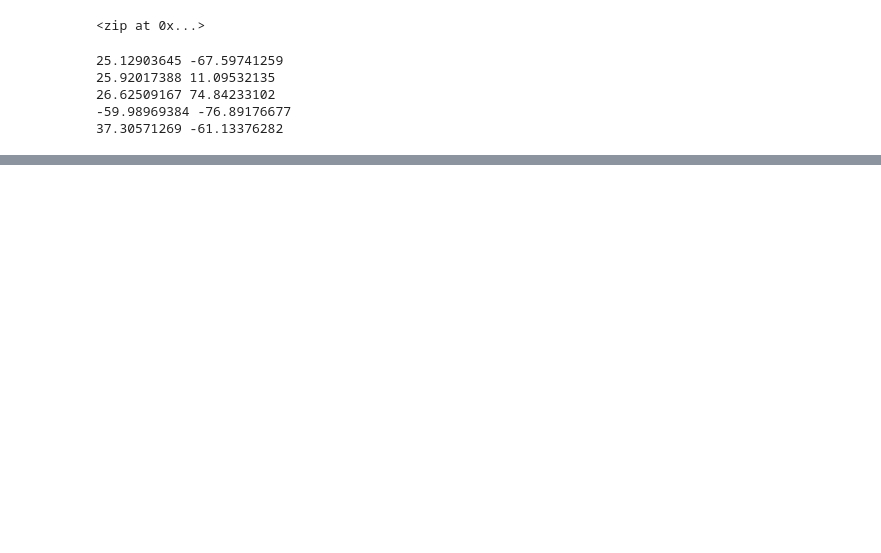
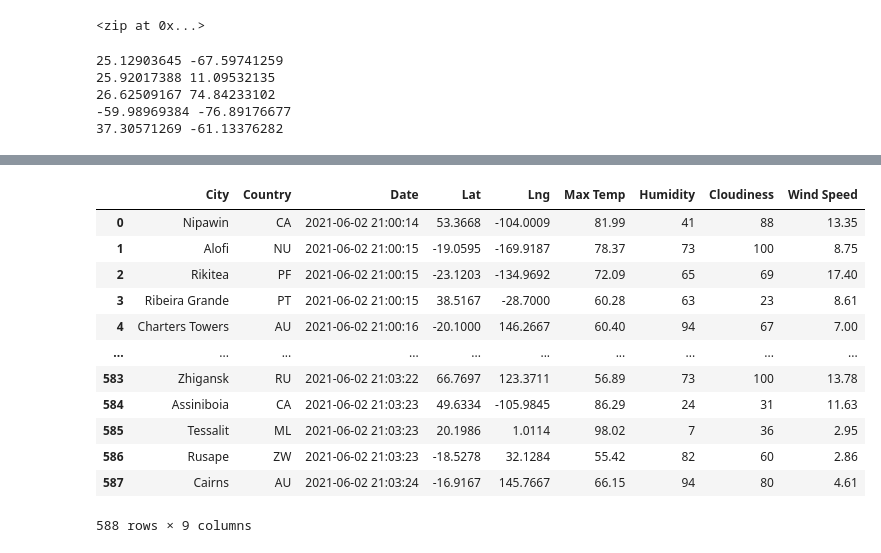
Before and after one commit to roderickspells/World_Weather_Analysis, a Jupyter notebook: WeatherPy.ipynb, the cells around one changed output, grey strips where cells are left out. Drawn from its saved outputs; the diff is of its cells as text; code cells hidden in the pictures; blank space fills up the shorter version.

```diff
--- a/WeatherPy.ipynb
+++ b/WeatherPy.ipynb
@@ -74,0 +82,3 @@ len(cities)
+# %%
+# Starting URL for Weather Map API Call.
+url = "http://api.openweathermap.org/data/2.5/weather?units=Imperial&APPID=" + weather_api_key
@@ -74,0 +162,5 @@ len(cities)
+# %%
+# Create an endpoint URL for a city.
+city_url = url + "&q=" + "Boston"
+city_weather = requests.get(city_url)
+city_weather.json()
@@ -74,0 +293,4 @@ len(cities)
+# %%
+# Convert the array of dictionaries to a Pandas DataFrame.
+city_data_df = pd.DataFrame(city_data)
+city_data_df.head()
@@ -74,0 +304,18 @@ len(cities)
+# %%
+new_column_order = ["City", "Country", "Date", "Lat", "Lng", "Max Temp", "Humidity", "Cloudiness", "Wind Speed"]
+city_data_df = city_data_df[new_column_order]
+city_data_df
+# %% [output]
+|  | City | Country | Date | Lat | Lng | Max Temp | Humidity | Cloudiness | Wind Speed |
+| 0 | Nipawin | CA | 2021-06-02 21:00:14 | 53.3668 | -104.0009 | 81.99 | 41 | 88 | 13.35 |
+| 1 | Alofi | NU | 2021-06-02 21:00:15 | -19.0595 | -169.9187 | 78.37 | 73 | 100 | 8.75 |
+| 2 | Rikitea | PF | 2021-06-02 21:00:15 | -23.1203 | -134.9692 | 72.09 | 65 | 69 | 17.40 |
+| 3 | Ribeira Grande | PT | 2021-06-02 21:00:15 | 38.5167 | -28.7000 | 60.28 | 63 | 23 | 8.61 |
+| 4 | Charters Towers | AU | 2021-06-02 21:00:16 | -20.1000 | 146.2667 | 60.40 | 94 | 67 | 7.00 |
+| ... | ... | ... | ... | ... | ... | ... | ... | ... | ... |
+| 583 | Zhigansk | RU | 2021-06-02 21:03:22 | 66.7697 | 123.3711 | 56.89 | 73 | 100 | 13.78 |
+| 584 | Assiniboia | CA | 2021-06-02 21:03:23 | 49.6334 | -105.9845 | 86.29 | 24 | 31 | 11.63 |
+| 585 | Tessalit | ML | 2021-06-02 21:03:23 | 20.1986 | 1.0114 | 98.02 | 7 | 36 | 2.95 |
+| 586 | Rusape | ZW | 2021-06-02 21:03:23 | -18.5278 | 32.1284 | 55.42 | 82 | 60 | 2.86 |
+| 587 | Cairns | AU | 2021-06-02 21:03:24 | -16.9167 | 145.7667 | 66.15 | 94 | 80 | 4.61 |
+588 rows × 9 columns
```
Also changed, not shown: parts of 20 cells of this notebook, 2 other files.
